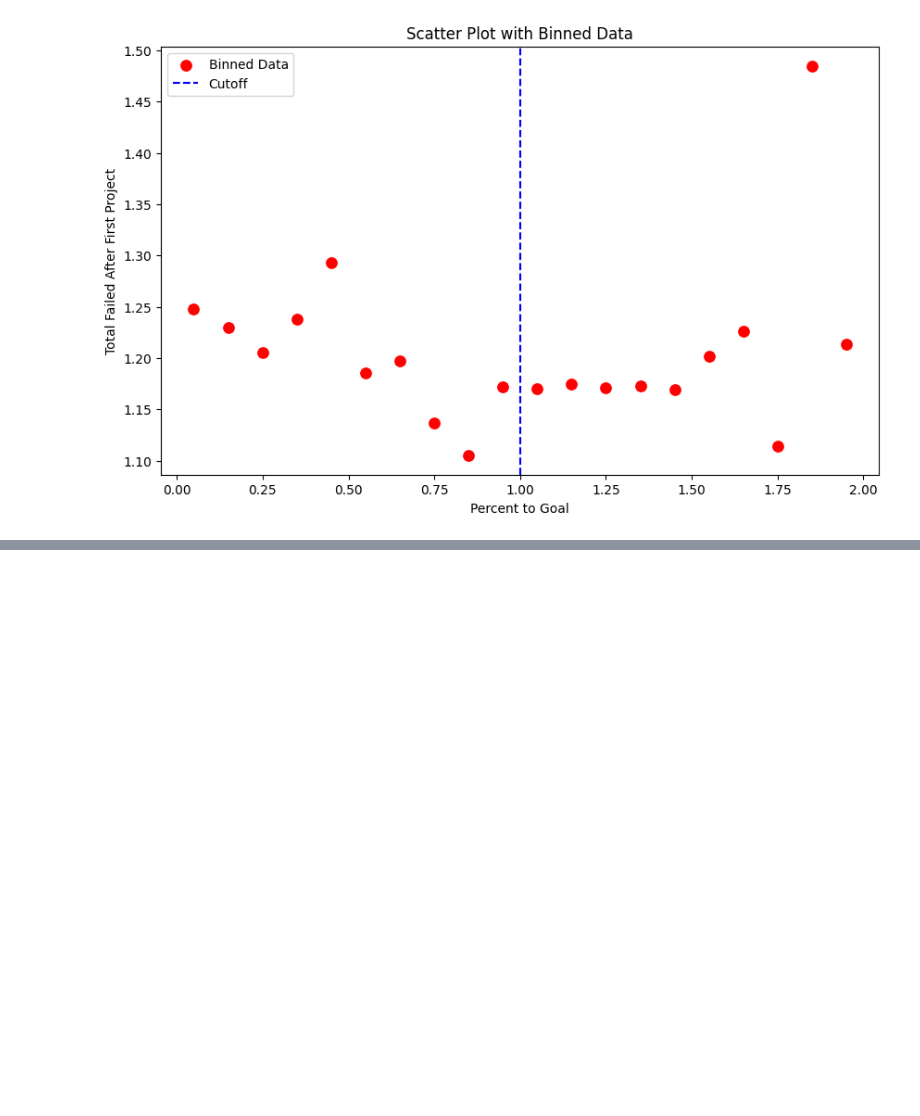
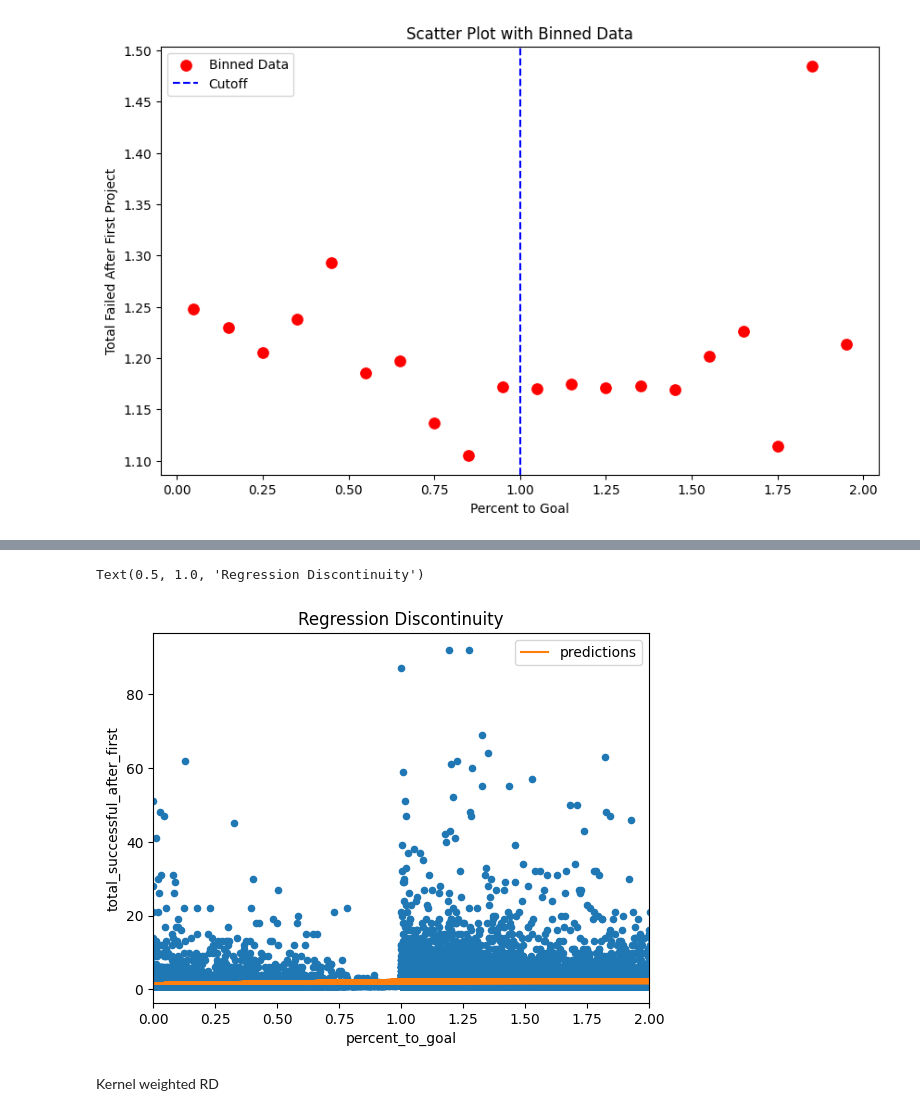
Before and after one commit to sahilpatil98/kickstarter-JMP, a Jupyter notebook: data-analysis/analysis.ipynb, the cells around one changed output, grey strips where cells are left out. Cells and saved outputs as stored; diff of their text form; code cells hidden in the pictures; blank space fills up the shorter version.

```diff
--- a/data-analysis/analysis.ipynb
+++ b/data-analysis/analysis.ipynb
@@ -74,0 +136,2 @@ plt.show()
+# %%
+rdd_df = df.assign(threshold = (df['percent_to_goal'] > 1).astype(int)).sort_values('percent_to_goal')
@@ -74,0 +140,4 @@ plt.show()
+# %%
+model = smf.wls("total_successful_after_first ~ percent_to_goal*threshold", data = rdd_df).fit()
+
+model.summary().tables[1]
@@ -74,0 +150,10 @@ plt.show()
+# %%
+ax = rdd_df.plot.scatter(x = 'percent_to_goal', y = 'total_successful_after_first', color = "C0")
+df.assign(predictions = model.fittedvalues).plot(x = 'percent_to_goal', y = 'predictions', color = 'C1', ax = ax)
+plt.xlim(0, 2)
+plt.title('Regression Discontinuity')
+# %% [output]
+Text(0.5, 1.0, 'Regression Discontinuity')
+[figure, added]
+# %% [markdown]
+Kernel weighted RD
```
Also changed, not shown: parts of 20 cells of this notebook.
